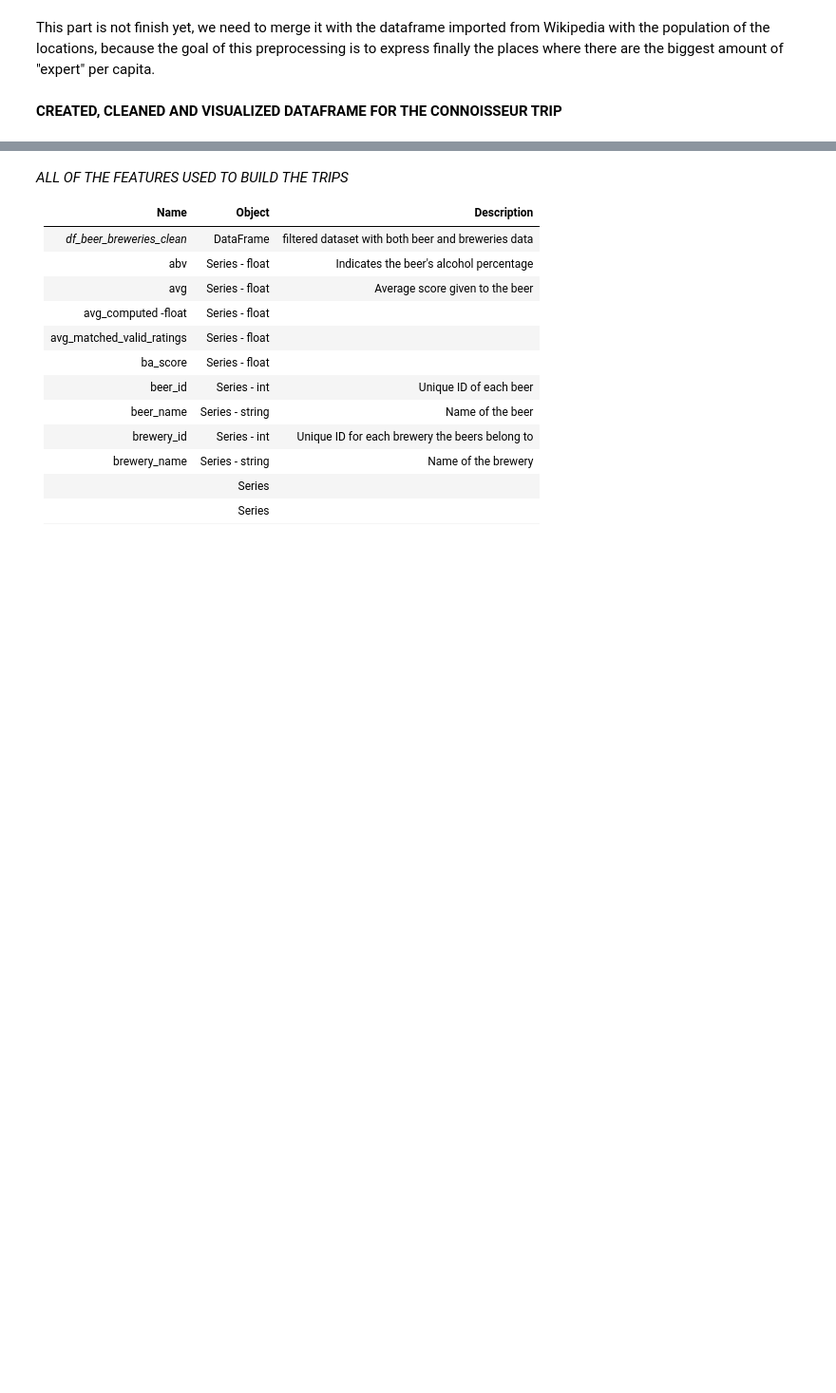
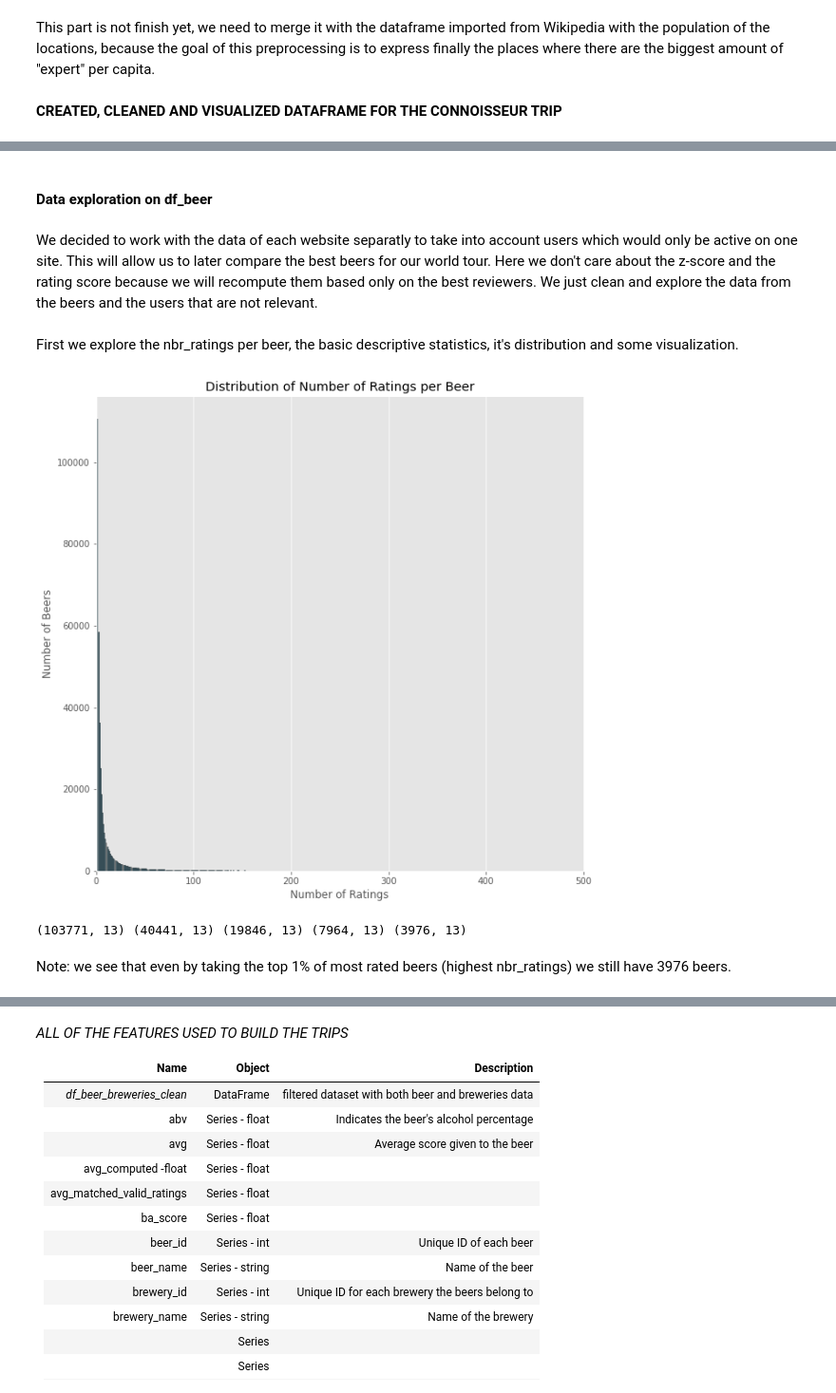
Before and after one commit to epfl-ada/ada-2023-project-adalcoholics86, a Jupyter notebook: milestoneP2.ipynb, the cells around one changed output, grey strips where cells are left out. Shown at 95% size. Drawn from its saved outputs; the diff is of its cells as text; code cells hidden in the pictures; blank space fills up the shorter version.

Commit message:
Added data preprocessing for the connoisseur world tour

```diff
--- a/milestoneP2.ipynb
+++ b/milestoneP2.ipynb
@@ -237,0 +240,11 @@ df_users_approx_flt = df_users_approx_flt.drop(df_users_approx_flt[(df_users_app
+# %%
+#RateBeer website data :
+
+df_beer = pd.read_csv("RateBeer/beers.csv", index_col='beer_id')
+df_breweries  = pd.read_csv("RateBeer/breweries.csv")
+df_users = pd.read_csv("RateBeer/users.csv")
+df_review = pd.read_csv("RateBeer/reviews.txt", on_bad_lines='skip')
+# %%
+df_beer = df_beer[df_beer['nbr_ratings'] != 0].copy()
+df_beer = df_beer[df_beer['zscore'] != 0]
+df_beer = df_beer[df_beer['overall_score'] != 0]
@@ -237,0 +268,48 @@ df_users_approx_flt = df_users_approx_flt.drop(df_users_approx_flt[(df_users_app
+# %% [markdown]
+#### Data exploration on df_beer
+# %% [markdown]
+We decided to work with the data of each website separatly to take into account users which would only be active on one site. This will allow us to later compare the best beers for our world tour.
+Here we don't care about the z-score and the rating score because we will recompute them based only on the best reviewers. We just clean and explore the data from the beers and the users that are not relevant.
+# %% [markdown]
+First we explore the nbr_ratings per beer, the basic descriptive statistics, it's distribution and some visualization.
+# %%
+# Count the number of beers for each number of ratings
+reviews_counts = df_beer['nbr_ratings'].value_counts().sort_index()
+
+# Plot the distribution of number of ratings per beer
+plt.figure(figsize=(10,10))
+plt.bar(reviews_counts.index, reviews_counts.values, color='skyblue', edgecolor='black')
+plt.xlabel('Number of Ratings')
+plt.ylabel('Number of Beers')
+plt.title('Distribution of Number of Ratings per Beer')
+plt.grid(axis='y')
+plt.xlim(0, 500)
+plt.show()
+# %% [output]
+[figure, added]
+# %%
+# Get an idea of the distribution of the number of ratings per beer
+
+# Choose different quantile thresholds
+ratings_threshold75 = df_beer['nbr_ratings'].quantile(0.75)
+ratings_threshold90 = df_beer['nbr_ratings'].quantile(0.90)
+ratings_threshold95 = df_beer['nbr_ratings'].quantile(0.95)
+ratings_threshold98 = df_beer['nbr_ratings'].quantile(0.98)
+ratings_threshold99 = df_beer['nbr_ratings'].quantile(0.99)
+
+# Filter beers based on the threshold
+filtered_beers75 = df_beer[df_beer['nbr_ratings'] >= ratings_threshold75]
+filtered_beers90 = df_beer[df_beer['nbr_ratings'] >= ratings_threshold90]
+filtered_beers95 = df_beer[df_beer['nbr_ratings'] >= ratings_threshold95]
+filtered_beers98 = df_beer[df_beer['nbr_ratings'] >= ratings_threshold98]
+filtered_beers99 = df_beer[df_beer['nbr_ratings'] >= ratings_threshold99]
+
+print(filtered_beers75.shape,
+filtered_beers90.shape,
+filtered_beers95.shape,
+filtered_beers98.shape,
+filtered_beers99.shape)
+# %% [output]
+(103771, 13) (40441, 13) (19846, 13) (7964, 13) (3976, 13)
+# %% [markdown]
+Note: we see that even by taking the top 1% of most rated beers (highest nbr_ratings) we still have 3976 beers.
```
Also changed, not shown: parts of 72 cells of this notebook.
